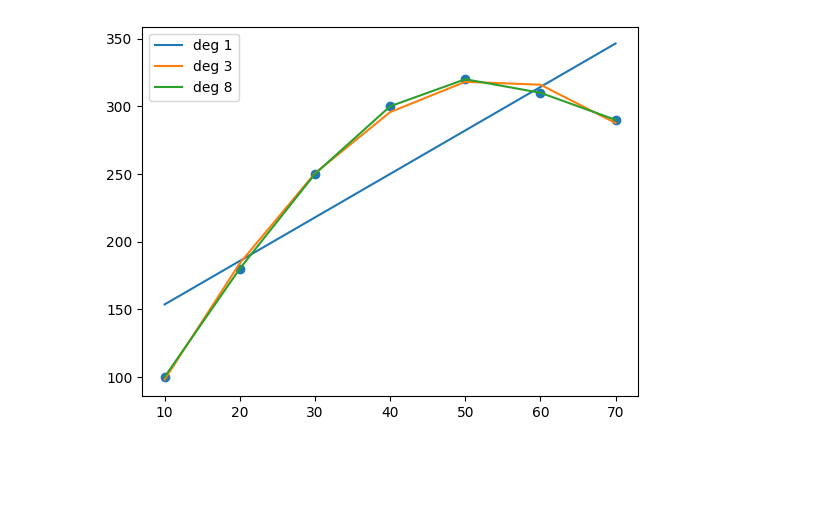
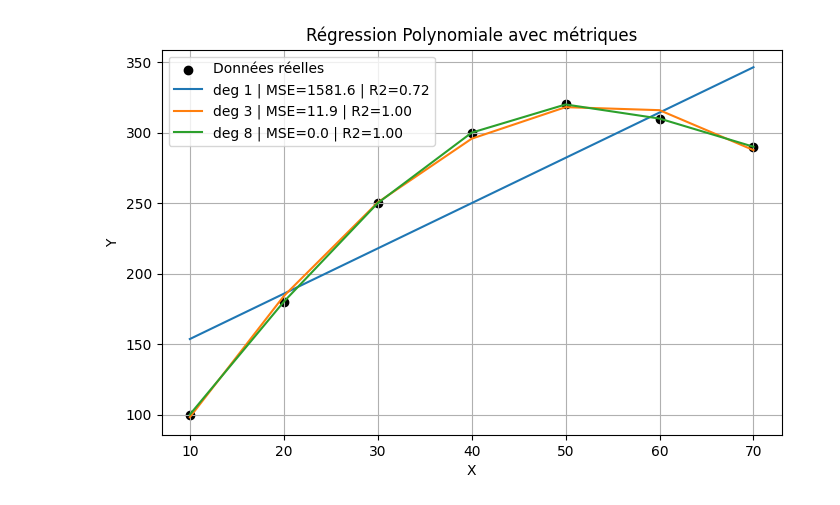
Before and after one commit to hafssasal/regression_polynomial, a Jupyter notebook: graphs.ipynb, the cells around one changed output. Cells and saved outputs as stored; diff of their text form; code cells hidden in the pictures; blank space fills up the shorter version.

```diff
--- a/graphs.ipynb
+++ b/graphs.ipynb
@@ -1,26 +1,43 @@
 # %%
 import numpy as np
 import matplotlib.pyplot as plt
 from sklearn.preprocessing import PolynomialFeatures
 from sklearn.linear_model import LinearRegression
+from sklearn.metrics import mean_squared_error, r2_score
 
+# Données
 X = np.array([10,20,30,40,50,60,70]).reshape(-1,1)
 y = np.array([100,180,250,300,320,310,290])
 
 degrees = [1,3,8]
 
-plt.scatter(X, y)
+plt.figure(figsize=(8,5))
+plt.scatter(X, y, color='black', label="Données réelles")
 
 for d in degrees:
     poly = PolynomialFeatures(degree=d)
     X_poly = poly.fit_transform(X)
 
     model = LinearRegression()
     model.fit(X_poly, y)
 
-    plt.plot(X, model.predict(X_poly), label=f"deg {d}")
+    # Prédictions
+    y_pred = model.predict(X_poly)
 
+    #  MÉTRIQUES
+    mse = mean_squared_error(y, y_pred)
+    r2 = r2_score(y, y_pred)
+
+
+    #  AFFICHAGE SUR GRAPHE
+    plt.plot(X, y_pred, label=f"deg {d} | MSE={mse:.1f} | R2={r2:.2f}")
+
+plt.title("Régression Polynomiale avec métriques")
+plt.xlabel("X")
+plt.ylabel("Y")
 plt.legend()
+plt.grid()
+
 plt.show()
 # %% [output]
-[figure, old version]
+[figure, new version]
```
